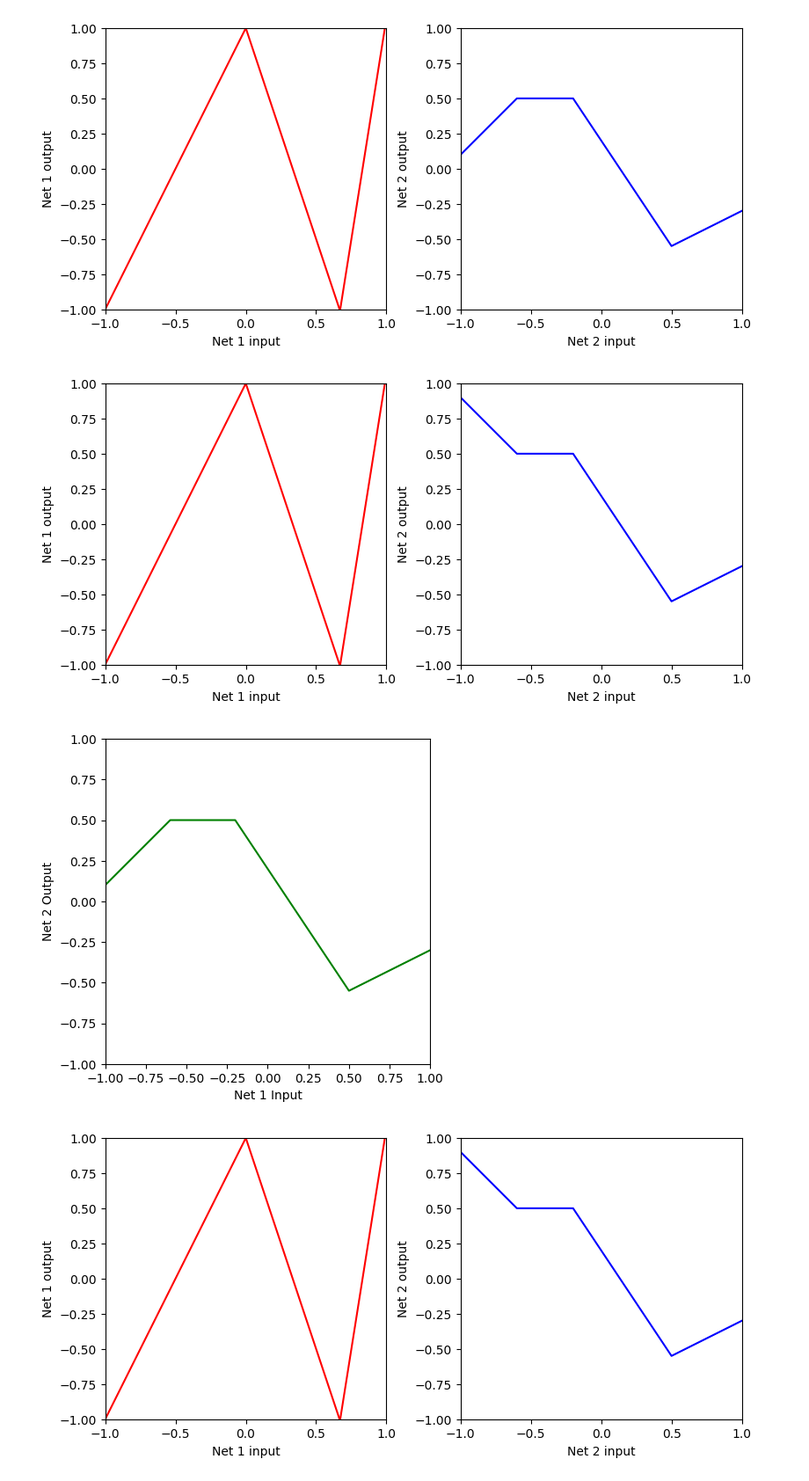
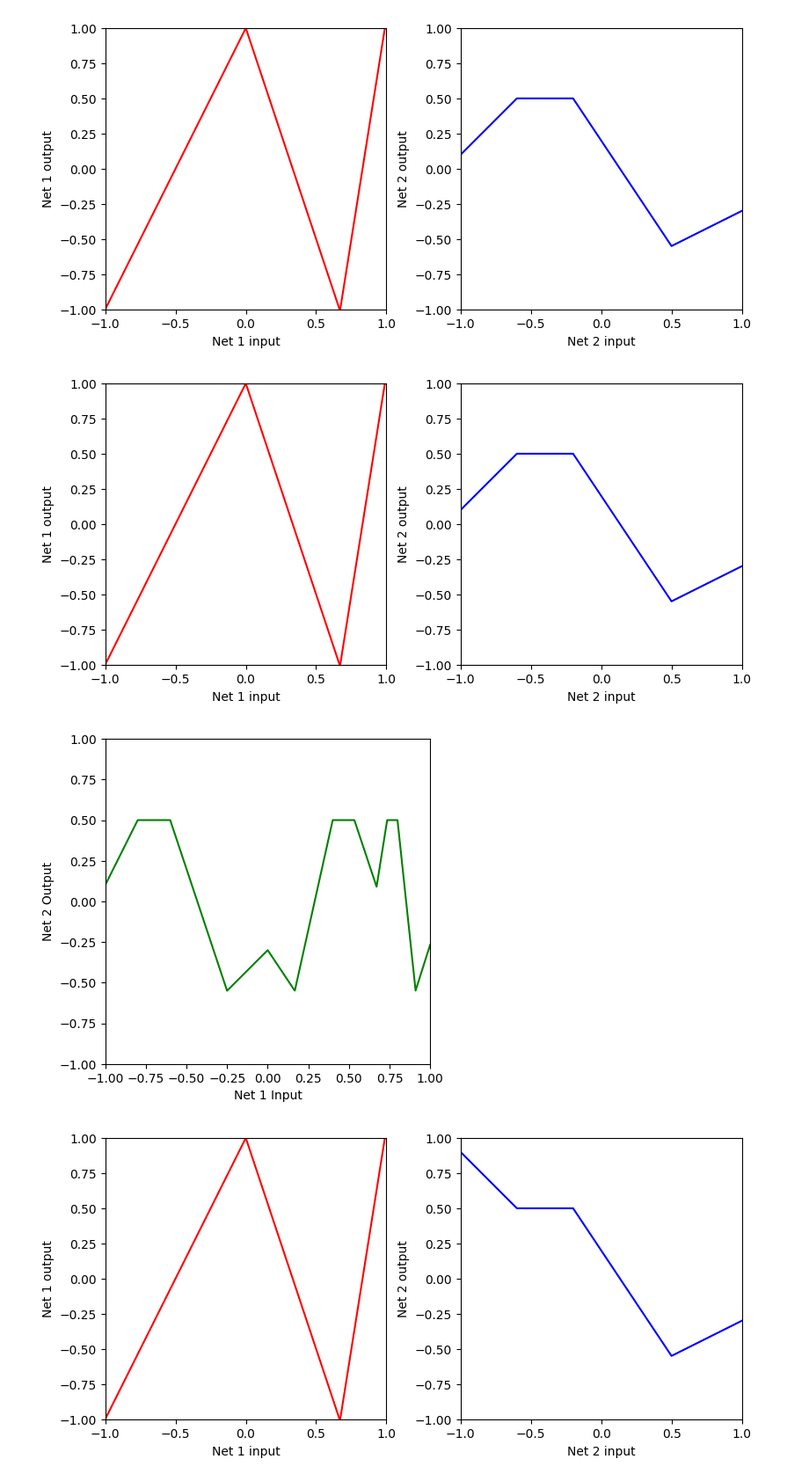
Before and after one commit to Rustydinoco/ML_Learning, a Jupyter notebook: Notebooks/Chap04/4_1_Composing_Networks.ipynb, the cells around one changed output. Shown at 88% size. Cells and saved outputs as stored; diff of their text form; code cells hidden in the pictures.

```diff
--- a/Notebooks/Chap04/4_1_Composing_Networks.ipynb
+++ b/Notebooks/Chap04/4_1_Composing_Networks.ipynb
@@ -95,14 +95,14 @@ plot_neural_two_components(x, net1_out, net2_out)
 # %%
 # Now let's see if your predictions were right
 
 # TODO feed the output of first network into second network (replace this line)
-net12_out = shallow_1_1_3 (x, ReLU, n2_phi_0, n2_phi_1, n2_phi_2, n2_phi_3, n2_theta_10, n2_theta_11, n2_theta_20, n2_theta_21, n2_theta_30, n2_theta_31)
+net12_out = shallow_1_1_3 (net1_out, ReLU, n2_phi_0, n2_phi_1, n2_phi_2, n2_phi_3, n2_theta_10, n2_theta_11, n2_theta_20, n2_theta_21, n2_theta_30, n2_theta_31)
 
 # Plot all three graphs
 plot_neural_two_components(x, net1_out, net2_out, net12_out)
 # %% [output]
-[figure, old version]
+[figure, new version]
-[figure, old version]
+[figure, new version]
 # %%
 # Now we'll change things a up a bit.  What happens if we change the second network? (note the *-1 change)
 net1_out = shallow_1_1_3(x, ReLU, n1_phi_0, n1_phi_1, n1_phi_2, n1_phi_3, n1_theta_10, n1_theta_11, n1_theta_20, n1_theta_21, n1_theta_30, n1_theta_31)
```
